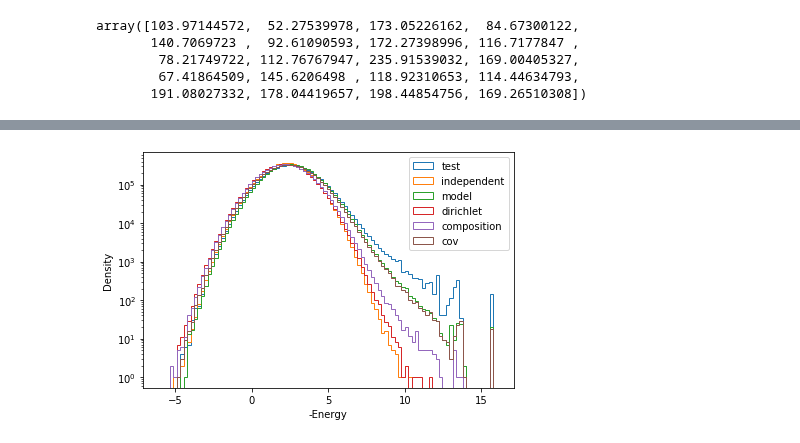
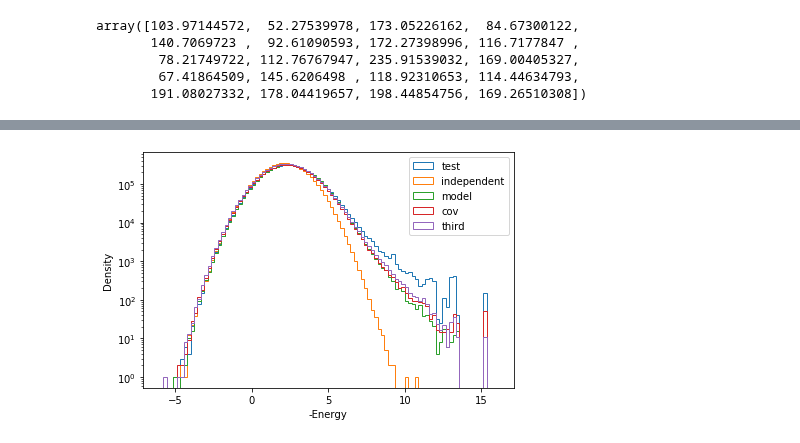
Before and after one commit to andim/peptidome, a Jupyter notebook: code/maxent/densityofstates.ipynb, the cells around one changed output, grey strips where cells are left out. Cells and saved outputs as stored; diff of their text form; code cells hidden in the pictures.

```diff
--- a/code/maxent/densityofstates.ipynb
+++ b/code/maxent/densityofstates.ipynb
@@ -9,14 +9,14 @@ sys.path.append('..')
 from lib import *
 from lib.maxent import *
 # %%
-params = np.load('data/Human_9.npz')
+params = np.load('data/Human_reference_9.npz')
 hi = params['hi']
 Jij = params['Jij']
 # %%
 datasets = ['train', 'test', 'model']
 sample_matrices = {}
 for dataset in datasets:
-    sample_matrices[dataset] =  np.loadtxt('data/%s_matrix.csv.gz' % dataset).astype(int)
+    sample_matrices[dataset] = load_matrix('data/%s_matrix.csv.gz' % dataset)
 # %%
 observables = ['fi', 'fij', 'cij', 'fijk', 'cijk', 'fold_ijk']#, 'fijkl']
 observables_dict = {key: dict() for key in observables}
@@ -84,20 +84,21 @@ energies['dirichlet'] = np.array([energy_potts(x, hi, Jij) for x in sample_diric
 # %%
 energies['composition'] = np.array([energy_potts(x, hi, Jij) for x in sample_composition])
 # %%
-sample_cov =  np.loadtxt('../globalmaxent/data/model_matrix.csv.gz').astype(int)
+sample_cov =  load_matrix('../globalmaxent/data/model_matrix.csv.gz')
 energies['cov'] = np.array([energy_potts(x, hi, Jij) for x in sample_cov])
+# %%
+sample_third =  load_matrix('../globalmaxent/data/model_third_matrix.csv.gz')
+energies['third'] = np.array([energy_potts(x, hi, Jij) for x in sample_third])
 # %%
 bins = np.linspace(-6, 16, 100)
 fig, ax = plt.subplots()
-for dataset in ['test', 'independent', 'model', 'dirichlet', 'composition', 'cov']:
+for dataset in ['test', 'independent', 'model', 'cov', 'third']:
     ax.hist(-energies[dataset], bins=bins, histtype='step', label=dataset)
-#ax.hist(-energies_independent, bins=bins, histtype='step', label='independent')
-#ax.hist(-energies_model, bins=bins, histtype='step', label='maxent')
 ax.set_yscale('log')
 ax.legend()
 ax.set_xlabel('-Energy')
 ax.set_ylabel('Density')
 fig.tight_layout()
 fig.savefig('density_of_states.png')
 # %% [output]
-[figure, old version]
+[figure, new version]
```
Also changed, not shown: parts of 3 cells of this notebook, 16 other files.
